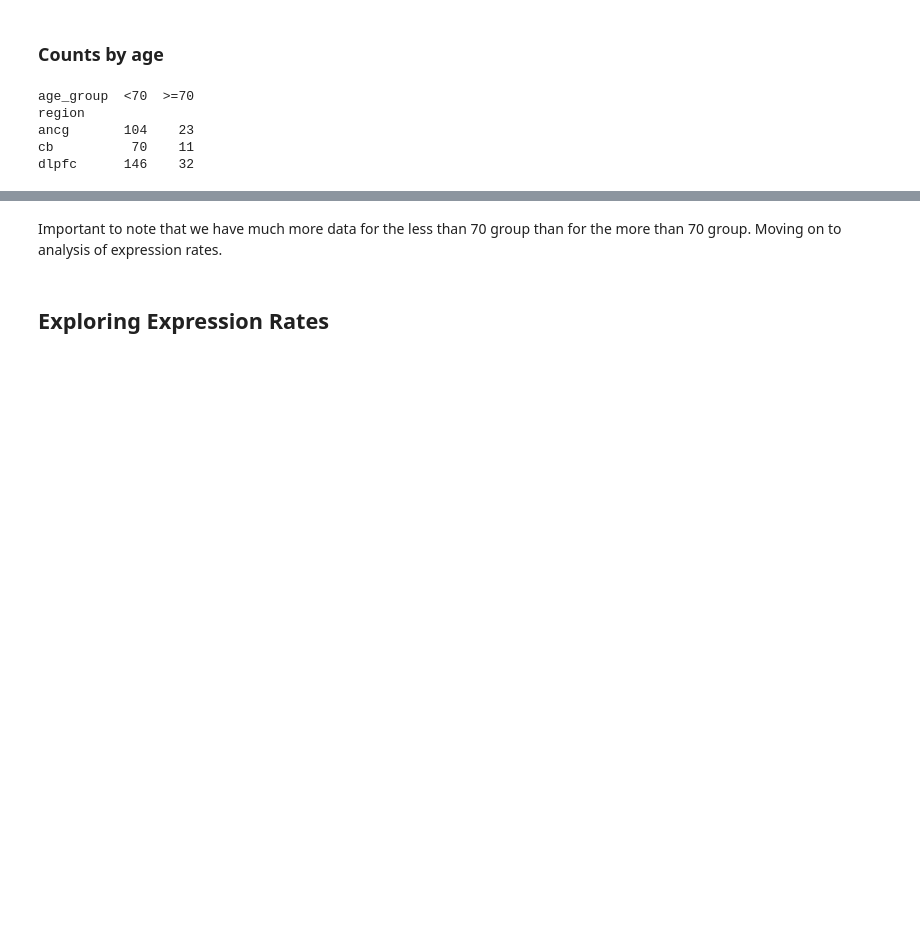
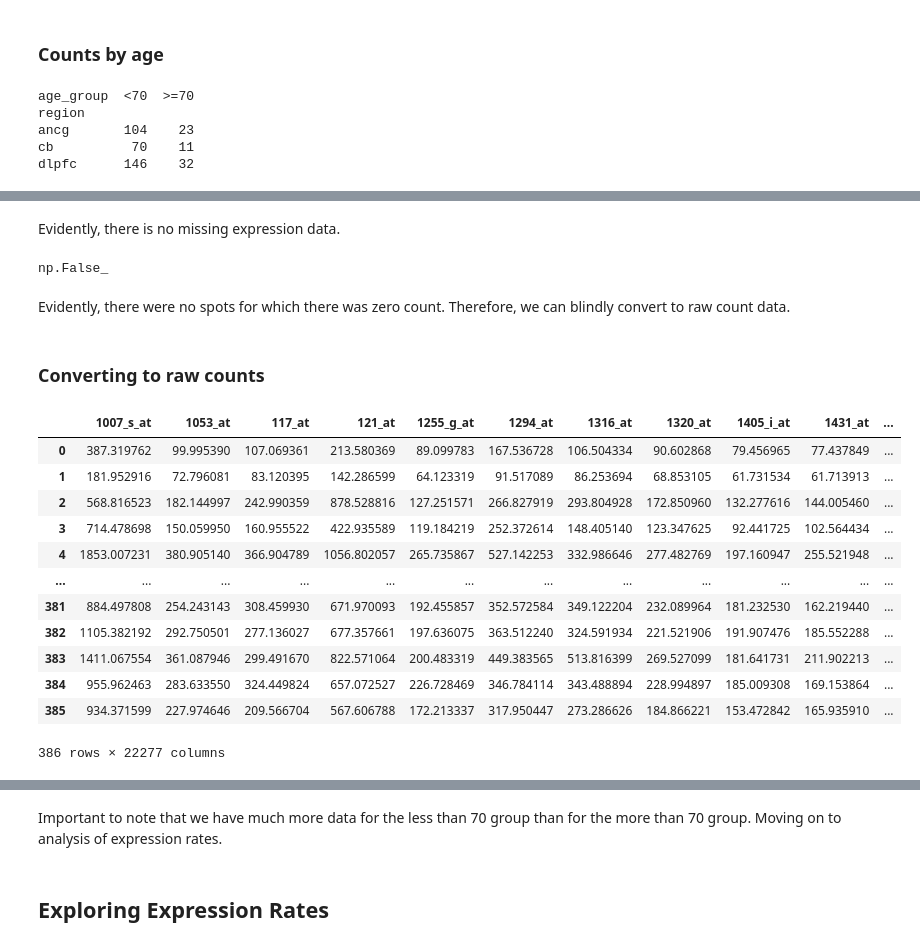
Before and after one commit to ChanChanMan18/STATS604_Project2, a Jupyter notebook: src/STATS604_Project1_chandle.ipynb, the cells around one changed output, grey strips where cells are left out. Saved outputs shown, nothing was run; the diff lists cells and outputs as text; code cells hidden in the pictures; blank space fills up the shorter version.

```diff
--- a/src/STATS604_Project1_chandle.ipynb
+++ b/src/STATS604_Project1_chandle.ipynb
@@ -87,0 +96,30 @@ dlpfc      146    32
+# %% [markdown]
+Evidently, there is no missing expression data.
+# %%
+inf_mask = np.isinf(expression_data.to_numpy())
+has_inf = inf_mask.any()
+has_inf
+# %% [output]
+np.False_
+# %% [markdown]
+Evidently, there were no spots for which there was zero count. Therefore, we can blindly convert to raw count data.
+# %% [markdown]
+### Converting to raw counts
+# %%
+raw_counts = 2.0**expression_data
+# %%
+raw_counts
+# %% [output]
+|  | 1007_s_at | 1053_at | 117_at | 121_at | 1255_g_at | 1294_at | 1316_at | 1320_at | 1405_i_at | 1431_at | ... |
+| 0 | 387.319762 | 99.995390 | 107.069361 | 213.580369 | 89.099783 | 167.536728 | 106.504334 | 90.602868 | 79.456965 | 77.437849 | ... |
+| 1 | 181.952916 | 72.796081 | 83.120395 | 142.286599 | 64.123319 | 91.517089 | 86.253694 | 68.853105 | 61.731534 | 61.713913 | ... |
+| 2 | 568.816523 | 182.144997 | 242.990359 | 878.528816 | 127.251571 | 266.827919 | 293.804928 | 172.850960 | 132.277616 | 144.005460 | ... |
+| 3 | 714.478698 | 150.059950 | 160.955522 | 422.935589 | 119.184219 | 252.372614 | 148.405140 | 123.347625 | 92.441725 | 102.564434 | ... |
+| 4 | 1853.007231 | 380.905140 | 366.904789 | 1056.802057 | 265.735867 | 527.142253 | 332.986646 | 277.482769 | 197.160947 | 255.521948 | ... |
+| ... | ... | ... | ... | ... | ... | ... | ... | ... | ... | ... | ... |
+| 381 | 884.497808 | 254.243143 | 308.459930 | 671.970093 | 192.455857 | 352.572584 | 349.122204 | 232.089964 | 181.232530 | 162.219440 | ... |
+| 382 | 1105.382192 | 292.750501 | 277.136027 | 677.357661 | 197.636075 | 363.512240 | 324.591934 | 221.521906 | 191.907476 | 185.552288 | ... |
+| 383 | 1411.067554 | 361.087946 | 299.491670 | 822.571064 | 200.483319 | 449.383565 | 513.816399 | 269.527099 | 181.641731 | 211.902213 | ... |
+| 384 | 955.962463 | 283.633550 | 324.449824 | 657.072527 | 226.728469 | 346.784114 | 343.488894 | 228.994897 | 185.009308 | 169.153864 | ... |
+| 385 | 934.371599 | 227.974646 | 209.566704 | 567.606788 | 172.213337 | 317.950447 | 273.286626 | 184.866221 | 153.472842 | 165.935910 | ... |
+386 rows × 22277 columns
```
Also changed, not shown: parts of 14 cells of this notebook, 2 other files.
